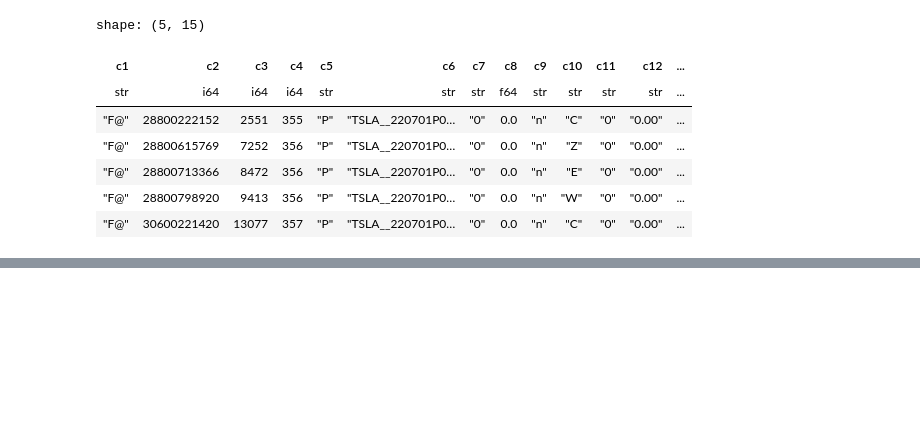
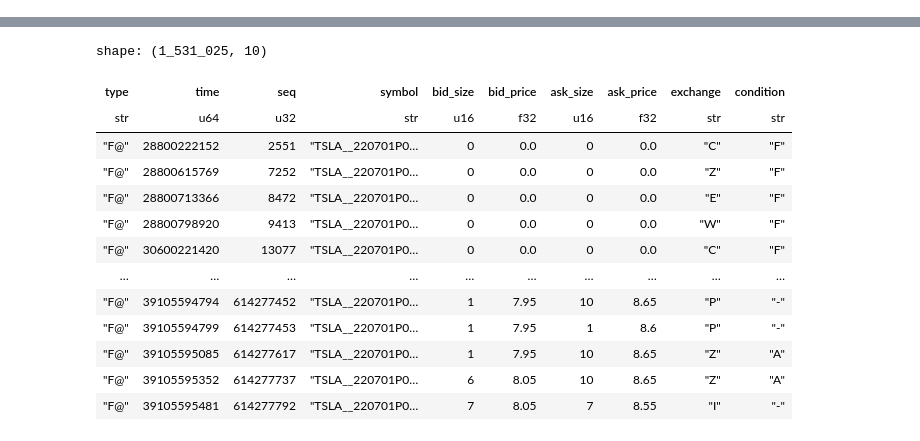
Before and after one commit to lei-rs/Midas-Options, a Jupyter notebook: test.ipynb, the cells around one changed output, grey strips where cells are left out. Saved outputs shown, nothing was run; the diff lists cells and outputs as text; code cells hidden in the pictures; blank space fills up the shorter version.

```diff
--- a/test.ipynb
+++ b/test.ipynb
@@ -3,13 +1,7 @@ import polars as pl
 # %%
-df = pl.read_parquet('data/temp_tesla.parquet')
-df.columns = [f'c{i}' for i in range(1, 16)]
-df.head()
+import polars as pl
+from src.helpers import prep_quotes
+
+df = pl.read_parquet("data/temp_tesla.parquet")
+df.columns = [f"c{i}" for i in range(1, 16)]
+df = prep_quotes(df.lazy())
-# %% [output]
-shape: (5, 15)
-| c1 | c2 | c3 | c4 | c5 | c6 | c7 | c8 | c9 | c10 | c11 | c12 | ... |
-| str | i64 | i64 | i64 | str | str | str | f64 | str | str | str | str | ... |
-| "F@" | 28800222152 | 2551 | 355 | "P" | "TSLA__220701P0… | "0" | 0.0 | "n" | "C" | "0" | "0.00" | ... |
-| "F@" | 28800615769 | 7252 | 356 | "P" | "TSLA__220701P0… | "0" | 0.0 | "n" | "Z" | "0" | "0.00" | ... |
-| "F@" | 28800713366 | 8472 | 356 | "P" | "TSLA__220701P0… | "0" | 0.0 | "n" | "E" | "0" | "0.00" | ... |
-| "F@" | 28800798920 | 9413 | 356 | "P" | "TSLA__220701P0… | "0" | 0.0 | "n" | "W" | "0" | "0.00" | ... |
-| "F@" | 30600221420 | 13077 | 357 | "P" | "TSLA__220701P0… | "0" | 0.0 | "n" | "C" | "0" | "0.00" | ... |
@@ -15,0 +15,6 @@ shape: (5, 15)
+# %%
+%%time
+from src.nbbo import generate_equity_report
+
+generate_equity_report(df)
+# %% [output]
@@ -15,0 +23,14 @@ shape: (5, 15)
+shape: (1_531_025, 10)
+| type | time | seq | symbol | bid_size | bid_price | ask_size | ask_price | exchange | condition |
+| str | u64 | u32 | str | u16 | f32 | u16 | f32 | str | str |
+| "F@" | 28800222152 | 2551 | "TSLA__220701P0… | 0 | 0.0 | 0 | 0.0 | "C" | "F" |
+| "F@" | 28800615769 | 7252 | "TSLA__220701P0… | 0 | 0.0 | 0 | 0.0 | "Z" | "F" |
+| "F@" | 28800713366 | 8472 | "TSLA__220701P0… | 0 | 0.0 | 0 | 0.0 | "E" | "F" |
+| "F@" | 28800798920 | 9413 | "TSLA__220701P0… | 0 | 0.0 | 0 | 0.0 | "W" | "F" |
+| "F@" | 30600221420 | 13077 | "TSLA__220701P0… | 0 | 0.0 | 0 | 0.0 | "C" | "F" |
+| … | … | … | … | … | … | … | … | … | … |
+| "F@" | 39105594794 | 614277452 | "TSLA__220701P0… | 1 | 7.95 | 10 | 8.65 | "P" | "-" |
+| "F@" | 39105594799 | 614277453 | "TSLA__220701P0… | 1 | 7.95 | 1 | 8.6 | "P" | "-" |
+| "F@" | 39105595085 | 614277617 | "TSLA__220701P0… | 1 | 7.95 | 10 | 8.65 | "Z" | "A" |
+| "F@" | 39105595352 | 614277737 | "TSLA__220701P0… | 6 | 8.05 | 10 | 8.65 | "Z" | "A" |
+| "F@" | 39105595481 | 614277792 | "TSLA__220701P0… | 7 | 8.05 | 7 | 8.55 | "I" | "-" |
```
Also changed, not shown: parts of 17 cells of this notebook, 7 other files.
